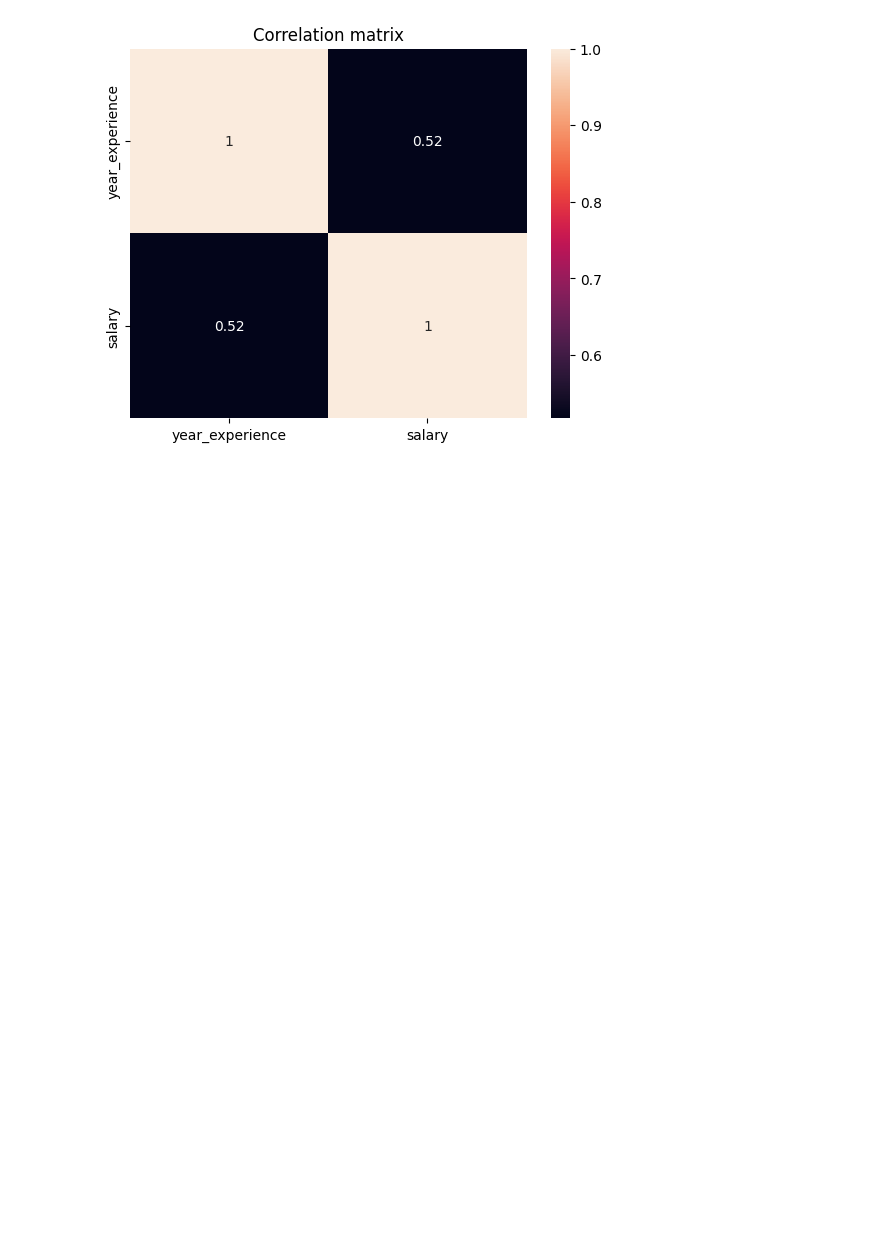
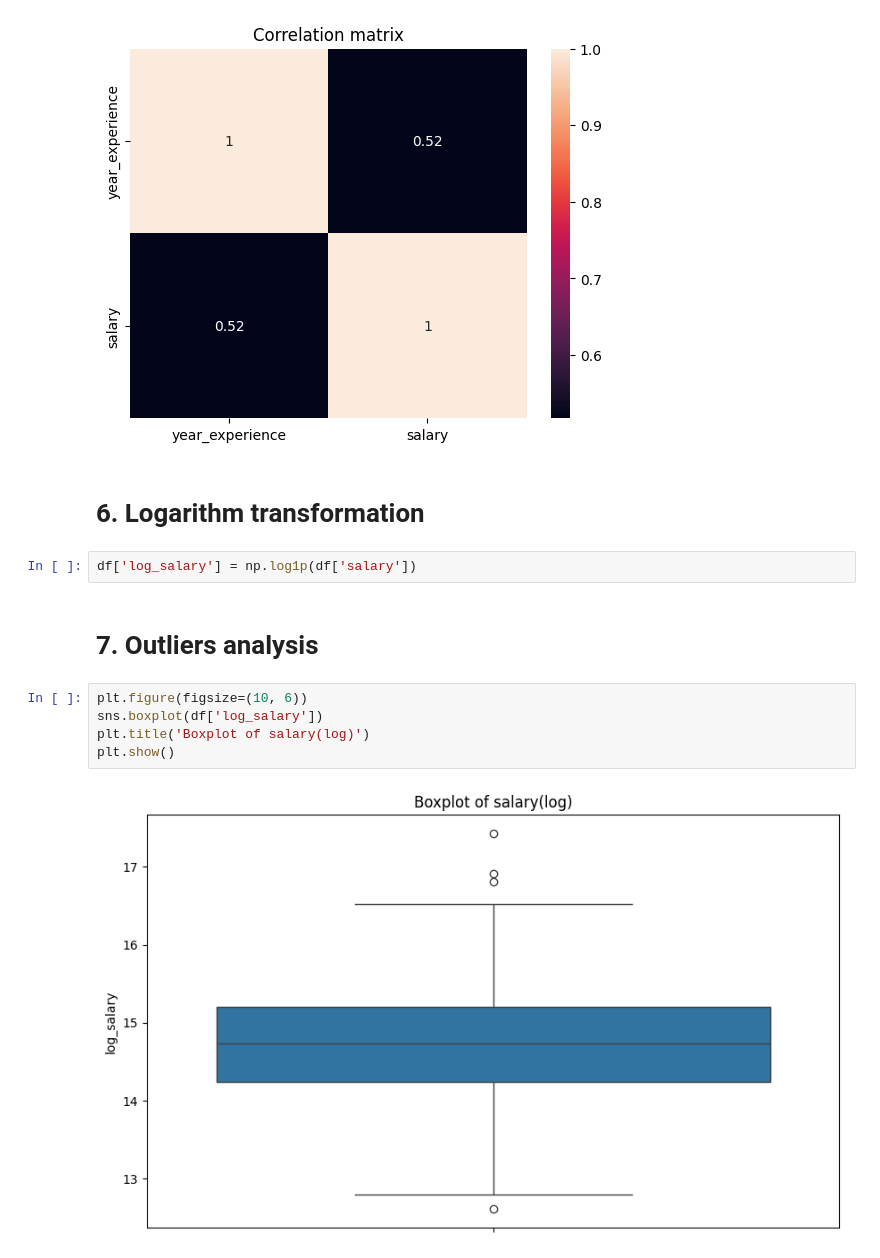
Before and after one commit to Malagasy-IT-worker/Machine-Learning-Karama, a Jupyter notebook: monitor.ipynb, the cells around one changed output. Saved outputs shown, nothing was run; the diff lists cells and outputs as text; blank space fills up the shorter version.

```diff
--- a/monitor.ipynb
+++ b/monitor.ipynb
@@ -160,3 +160,16 @@ plt.title('Correlation matrix')
 plt.show()
 # %% [output]
 [figure]
+# %% [markdown]
+# 6. Logarithm transformation
+# %%
+df['log_salary'] = np.log1p(df['salary'])
+# %% [markdown]
+# 7. Outliers analysis
+# %%
+plt.figure(figsize=(10, 6))
+sns.boxplot(df['log_salary'])
+plt.title('Boxplot of salary(log)')
+plt.show()
+# %% [output]
+[figure, added]
```
Also changed, not shown: parts of 8 cells of this notebook.
